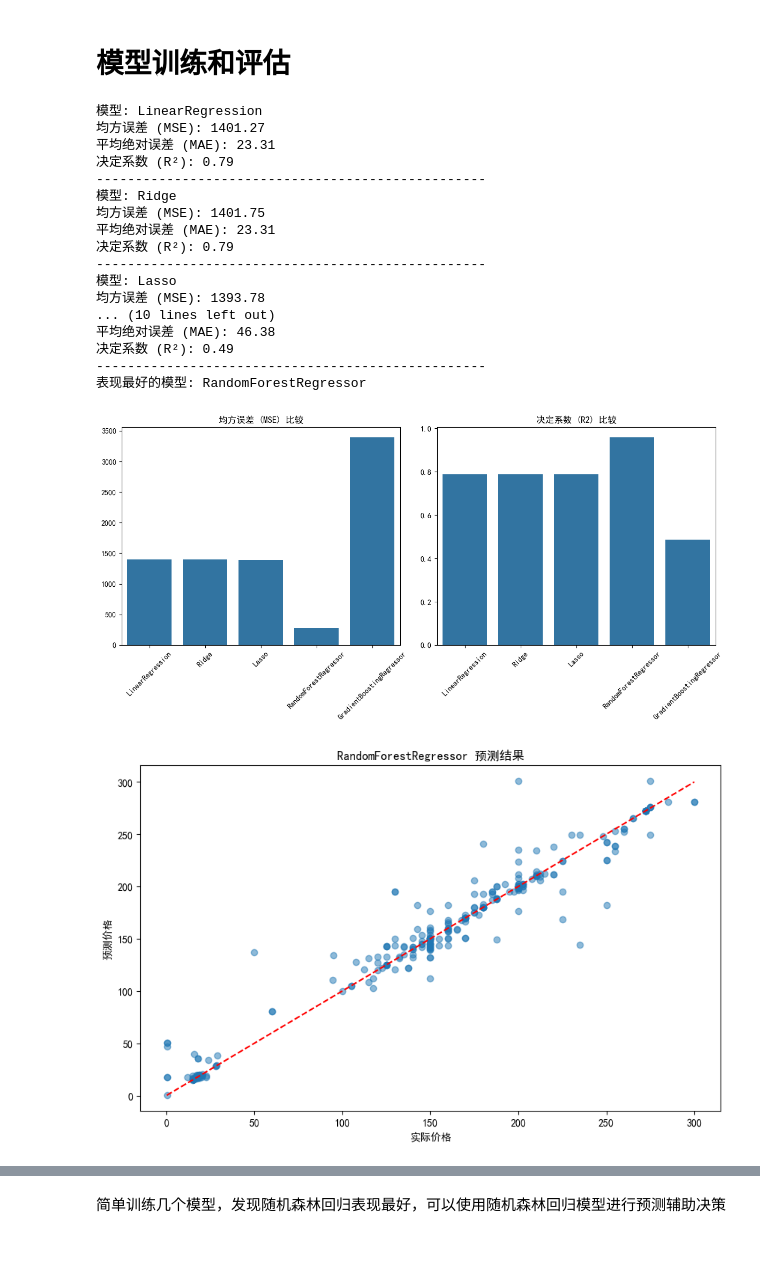
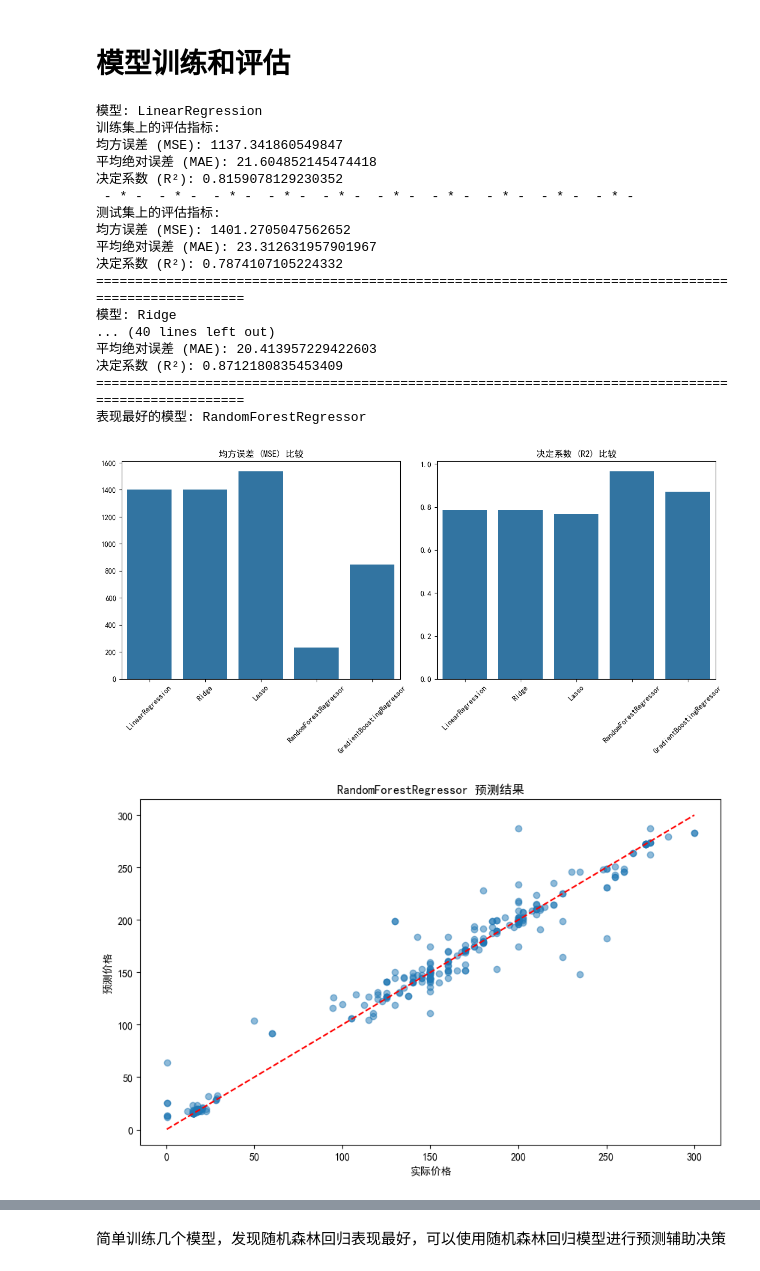
Before and after one commit to liushisi7/liushisi7_xiaoxueqi_renmeng, a Jupyter notebook: 作业二/seaborn_数据可视化.ipynb, the cells around one changed output, grey strips where cells are left out. Drawn from its saved outputs; the diff is of its cells as text; code cells hidden in the pictures.

```diff
--- a/作业二/seaborn_数据可视化.ipynb
+++ b/作业二/seaborn_数据可视化.ipynb
@@ -710,29 +710,36 @@ X_test_scaled = scaler.transform(X_test)
 # 定义评估函数
 def evaluate_model(model, X_train, X_test, y_train, y_test):
     # 使用训练集训练模型
-    # 使用训练集训练模型
     model.fit(X_train, y_train)
+    print(f"模型: {type(model).__name__}")
+    print('训练集上的评估指标:')
+    print(f"均方误差 (MSE): {mean_squared_error(y_train, model.predict(X_train))}")
+    print(f"平均绝对误差 (MAE): {mean_absolute_error(y_train, model.predict(X_train))}")
+    print(f"决定系数 (R²): {r2_score(y_train, model.predict(X_train)):}")
+    print(" - * - " * 10)
+
     y_pred = model.predict(X_test)
-
     mse = mean_squared_error(y_test, y_pred)
     mae = mean_absolute_error(y_test, y_pred)
     r2 = r2_score(y_test, y_pred)
 
-    print(f"模型: {type(model).__name__}")
-    print(f"均方误差 (MSE): {mse:.2f}")
-    print(f"平均绝对误差 (MAE): {mae:.2f}")
-    print(f"决定系数 (R²): {r2:.2f}")
-    print("-" * 50)
+
+    print("测试集上的评估指标:")
+    print(f"均方误差 (MSE): {mse}")
+    print(f"平均绝对误差 (MAE): {mae}")
+    print(f"决定系数 (R²): {r2}")
+    print("==" * 50)
 
     return y_pred, {'MSE': mse, 'MAE': mae, 'R²': r2}
+
 
 # 定义要评估的模型
 models = [
     LinearRegression(),# 线性回归
-    Ridge(alpha=1.0),# 岭回归
-    Lasso(alpha=0.1),# Lasso回归
-    RandomForestRegressor(n_estimators=10, random_state=42),# 随机森林回归-n_estimators参数指定树的数量
-    GradientBoostingRegressor(n_estimators=10, random_state=42)# 梯度提升回归
+    Ridge(),# 岭回归
+    Lasso(),# Lasso回归
+    RandomForestRegressor(),# 随机森林回归-n_estimators参数指定树的数量
+    GradientBoostingRegressor()# 梯度提升回归
 ]
 
 # 评估所有模型
@@ -765,46 +772,46 @@ best_model_instance = None
 for model in models:
     if type(model).__name__ == best_model:
         best_model_instance = model
         break
 
 if best_model_instance:
     y_pred_best = best_model_instance.predict(X_test_scaled)
 
     plt.figure(figsize=(10, 6))
     plt.scatter(y_test, y_pred_best, alpha=0.5)
     plt.plot([y_test.min(), y_test.max()], [y_test.min(), y_test.max()], 'r--')
     plt.xlabel('实际价格')
     plt.ylabel('预测价格')
     plt.title(f'{best_model} 预测结果')
     plt.show()
 
     # 特征重要性分析 (如果模型支持)
     if hasattr(best_model_instance, 'feature_importances_'):
         plt.figure(figsize=(12, 8))
         feature_importance = best_model_instance.feature_importances_
         sorted_idx = np.argsort(feature_importance)
         pos = np.arange(sorted_idx.shape[0]) + 0.5
         plt.barh(pos, feature_importance[sorted_idx], align='center')
         plt.yticks(pos, np.array(X.columns)[sorted_idx])
         plt.title('特征重要性分析')
         plt.show()
 # %% [output]
 模型: LinearRegression
-均方误差 (MSE): 1401.27
-平均绝对误差 (MAE): 23.31
-决定系数 (R²): 0.79
---------------------------------------------------
+训练集上的评估指标:
+均方误差 (MSE): 1137.341860549847
+平均绝对误差 (MAE): 21.604852145474418
+决定系数 (R²): 0.8159078129230352
+ - * -  - * -  - * -  - * -  - * -  - * -  - * -  - * -  - * -  - * -
+测试集上的评估指标:
+均方误差 (MSE): 1401.2705047562652
+平均绝对误差 (MAE): 23.312631957901967
+决定系数 (R²): 0.7874107105224332
+====================================================================================================
 模型: Ridge
-均方误差 (MSE): 1401.75
-平均绝对误差 (MAE): 23.31
-决定系数 (R²): 0.79
---------------------------------------------------
-模型: Lasso
-均方误差 (MSE): 1393.78
-... (10 lines left out)
-平均绝对误差 (MAE): 46.38
-决定系数 (R²): 0.49
---------------------------------------------------
+... (40 lines left out)
+平均绝对误差 (MAE): 20.413957229422603
+决定系数 (R²): 0.8712180835453409
+====================================================================================================
 表现最好的模型: RandomForestRegressor
-[figure, old version]
+[figure, new version]
-[figure, old version]
+[figure, new version]
```
Also changed, not shown: parts of 7 cells of this notebook, 5 other files.
